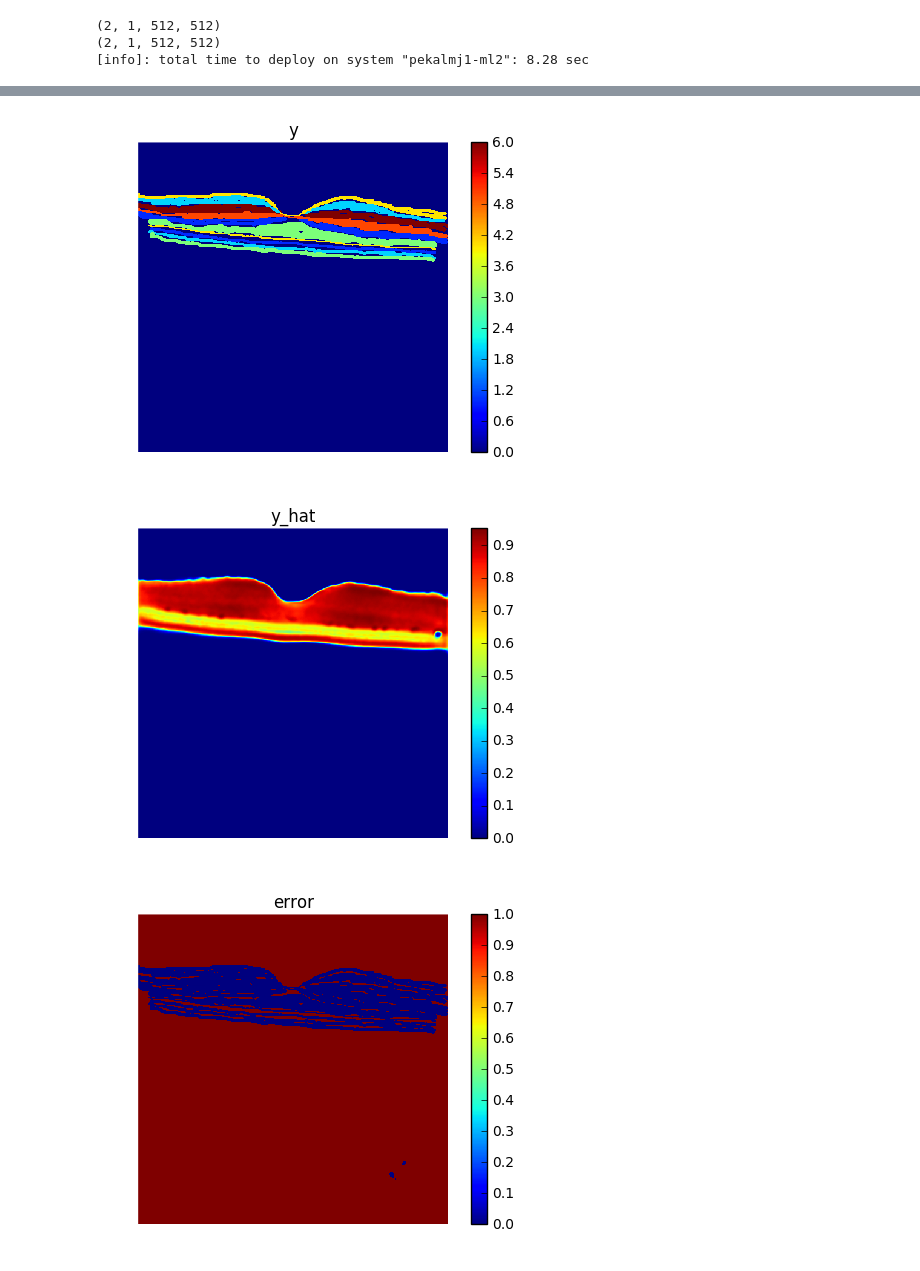
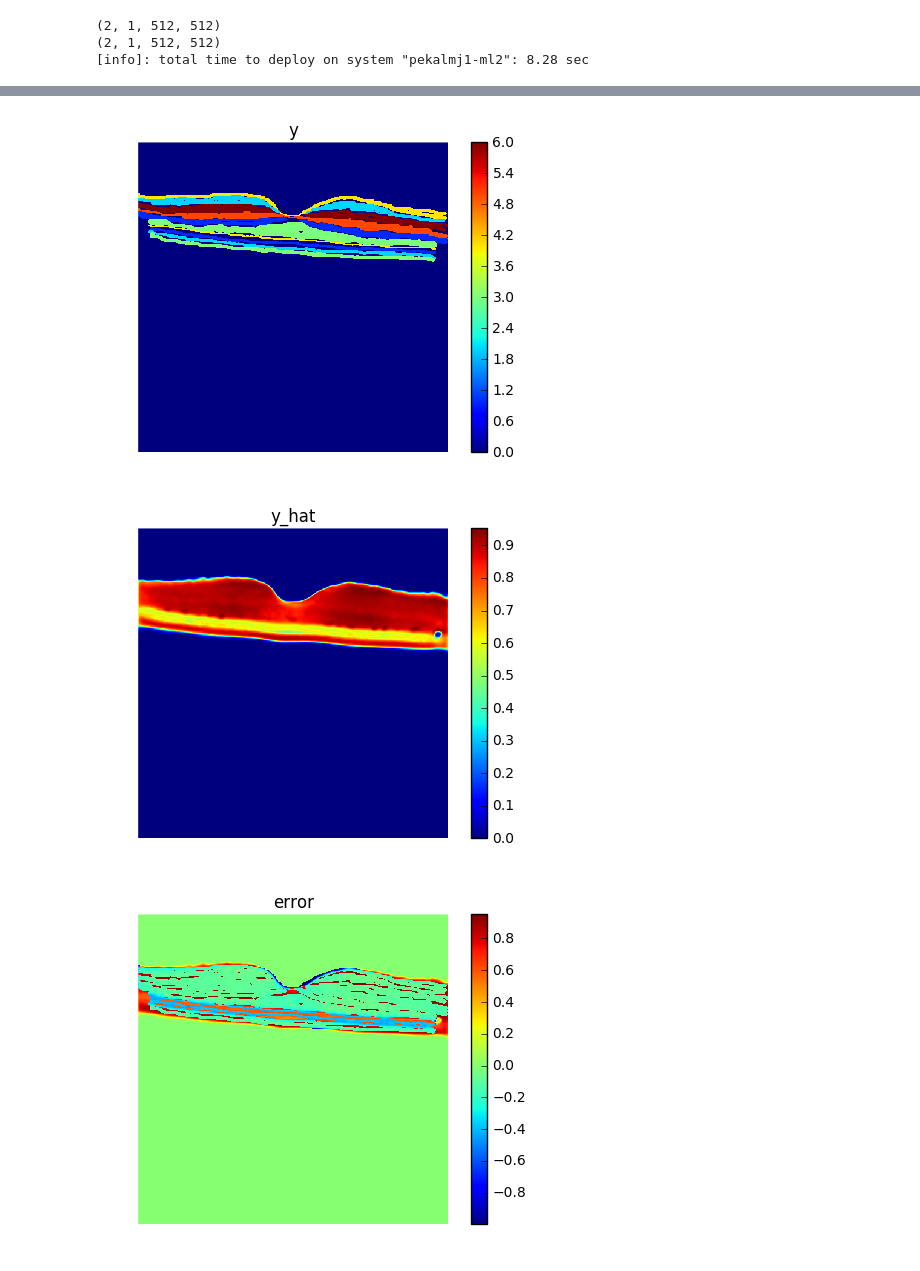
Before and after one commit to mjpekala/bio-segmentation-dense, a Jupyter notebook: Examples/OCT_Small/oct_ss_rev1.ipynb, the cells around one changed output, grey strips where cells are left out. Cells and saved outputs as stored; diff of their text form; code cells hidden in the pictures.

```diff
--- a/Examples/OCT_Small/oct_ss_rev1.ipynb
+++ b/Examples/OCT_Small/oct_ss_rev1.ipynb
@@ -89,32 +89,32 @@ print('[info]: total time to deploy on system "%s": %0.2f sec' % (gethostname(),
 idx = 1
 
 plt.figure()
 plt.imshow(X_subset[idx,0,...], interpolation='none', cmap='bone')
 plt.axis('off')
 plt.colorbar()
 plt.title('OCT image %d' % idx)
 
 plt.figure()
 plt.imshow(Y_subset[idx,...], interpolation='none', cmap='jet')
 plt.axis('off')
 plt.colorbar()
 plt.title('y')
 
 plt.figure()
 plt.imshow(Y_hat[idx,0,...], interpolation='none', cmap='jet')
 plt.axis('off')
 plt.colorbar()
 plt.title('y_hat')
 
 plt.figure()
-plt.imshow(Y_hat[idx,0,...] - Y_subset[idx,...]>0, interpolation='none', cmap='jet')
+plt.imshow(Y_hat[idx,0,...] - (Y_subset[idx,...]>0), interpolation='none', cmap='jet')
 plt.axis('off')
 plt.colorbar()
 plt.title('error')
 
 plt.show()
 # %% [output]
 [figure]
 [figure]
 [figure]
-[figure, old version]
+[figure, new version]
```
